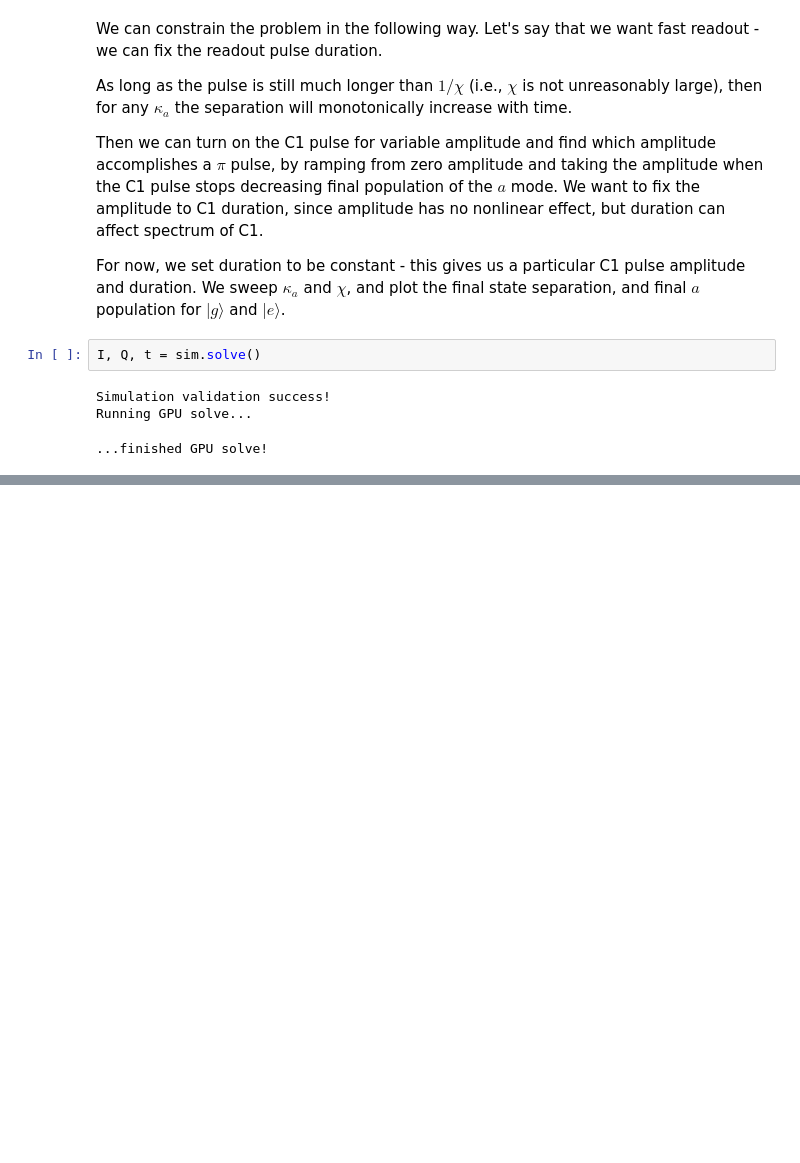
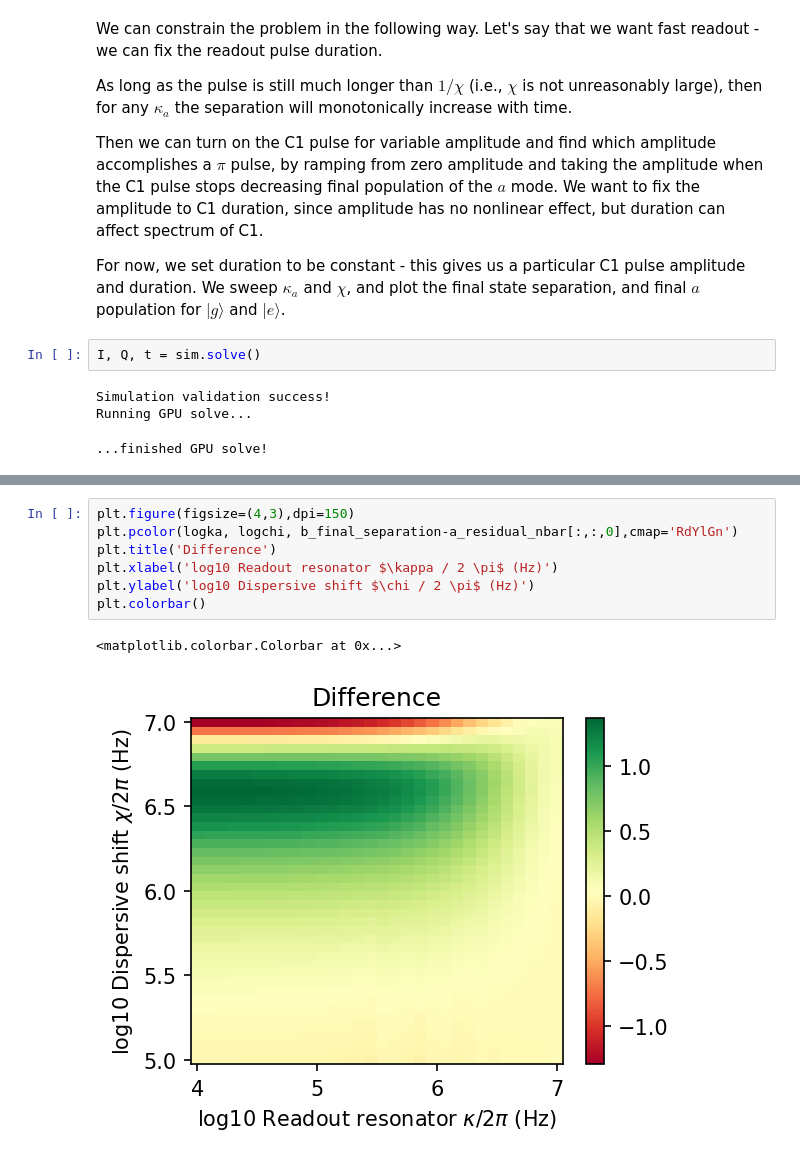
Before and after one commit to borismesits/cuda-cqed, a Jupyter notebook: notebooks/EA_C1_optimization.ipynb, the cells around one changed output, grey strips where cells are left out. Saved outputs shown, nothing was run; the diff lists cells and outputs as text; blank space fills up the shorter version.

```diff
--- a/notebooks/EA_C1_optimization.ipynb
+++ b/notebooks/EA_C1_optimization.ipynb
@@ -141,0 +208,10 @@ plt.colorbar()
+# %%
+plt.figure(figsize=(4,3),dpi=150)
+plt.pcolor(logka, logchi, b_final_separation-a_residual_nbar[:,:,0],cmap='RdYlGn')
+plt.title('Difference')
+plt.xlabel('log10 Readout resonator $\kappa / 2 \pi$ (Hz)')
+plt.ylabel('log10 Dispersive shift $\chi / 2 \pi$ (Hz)')
+plt.colorbar()
+# %% [output]
+<matplotlib.colorbar.Colorbar at 0x...>
+[figure, added]
```
Also changed, not shown: parts of 17 cells of this notebook, 12 other files.
